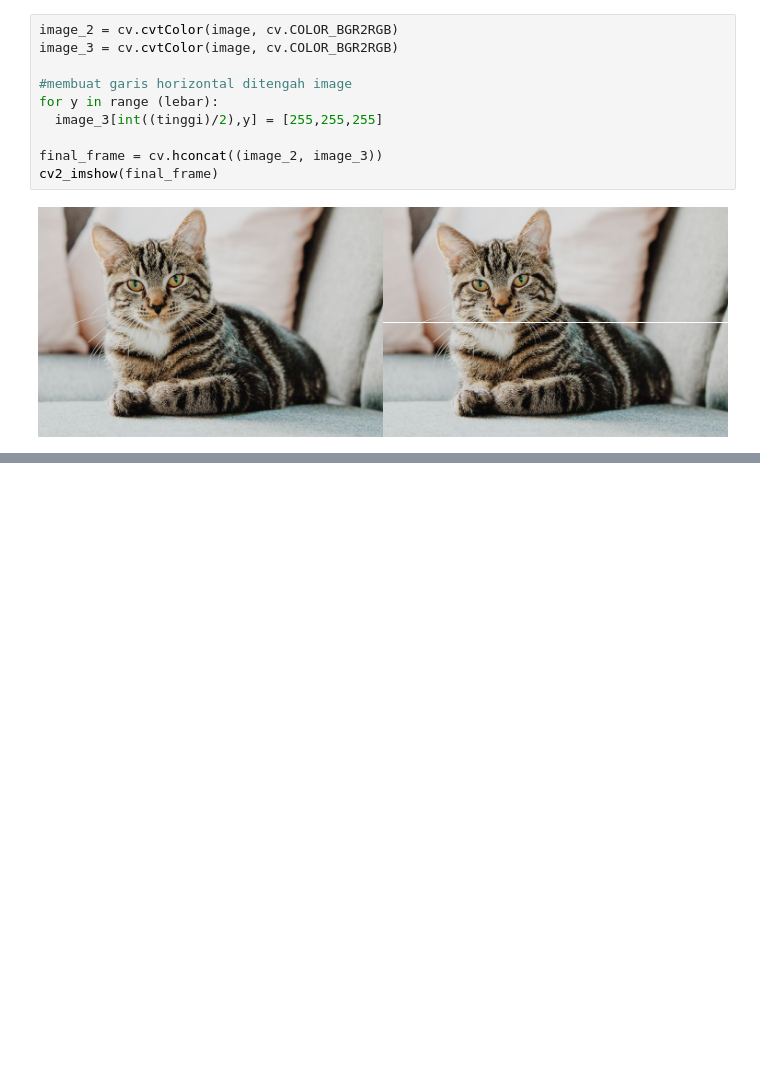
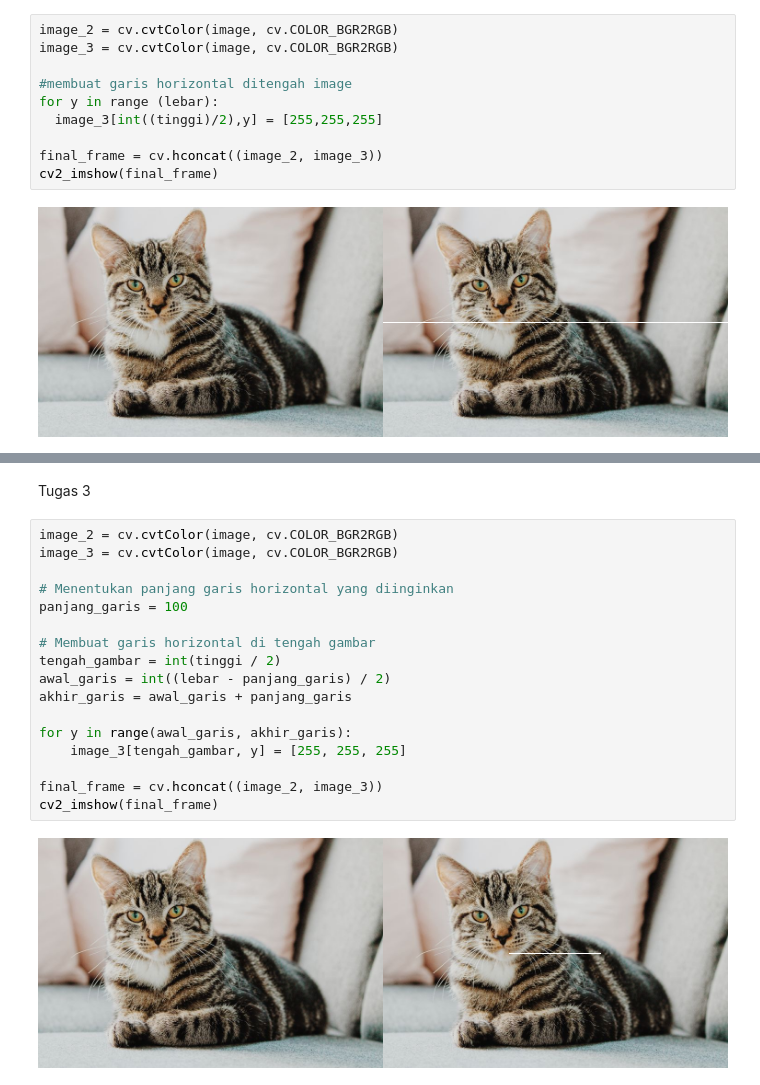
Before and after one commit to satriaabraarr/PCVK_Ganjil_2024, a Jupyter notebook: Modul1.ipynb, the cells around one changed output, grey strips where cells are left out. Saved outputs shown, nothing was run; the diff lists cells and outputs as text; blank space fills up the shorter version.

```diff
--- a/Modul1.ipynb
+++ b/Modul1.ipynb
@@ -67,0 +100,21 @@ cv2_imshow(final_frame)
+# %% [markdown]
+Tugas 3
+# %%
+image_2 = cv.cvtColor(image, cv.COLOR_BGR2RGB)
+image_3 = cv.cvtColor(image, cv.COLOR_BGR2RGB)
+
+# Menentukan panjang garis horizontal yang diinginkan
+panjang_garis = 100
+
+# Membuat garis horizontal di tengah gambar
+tengah_gambar = int(tinggi / 2)
+awal_garis = int((lebar - panjang_garis) / 2)
+akhir_garis = awal_garis + panjang_garis
+
+for y in range(awal_garis, akhir_garis):
+    image_3[tengah_gambar, y] = [255, 255, 255]
+
+final_frame = cv.hconcat((image_2, image_3))
+cv2_imshow(final_frame)
+# %% [output]
+[figure, added]
```
Also changed, not shown: parts of 6 cells of this notebook.
